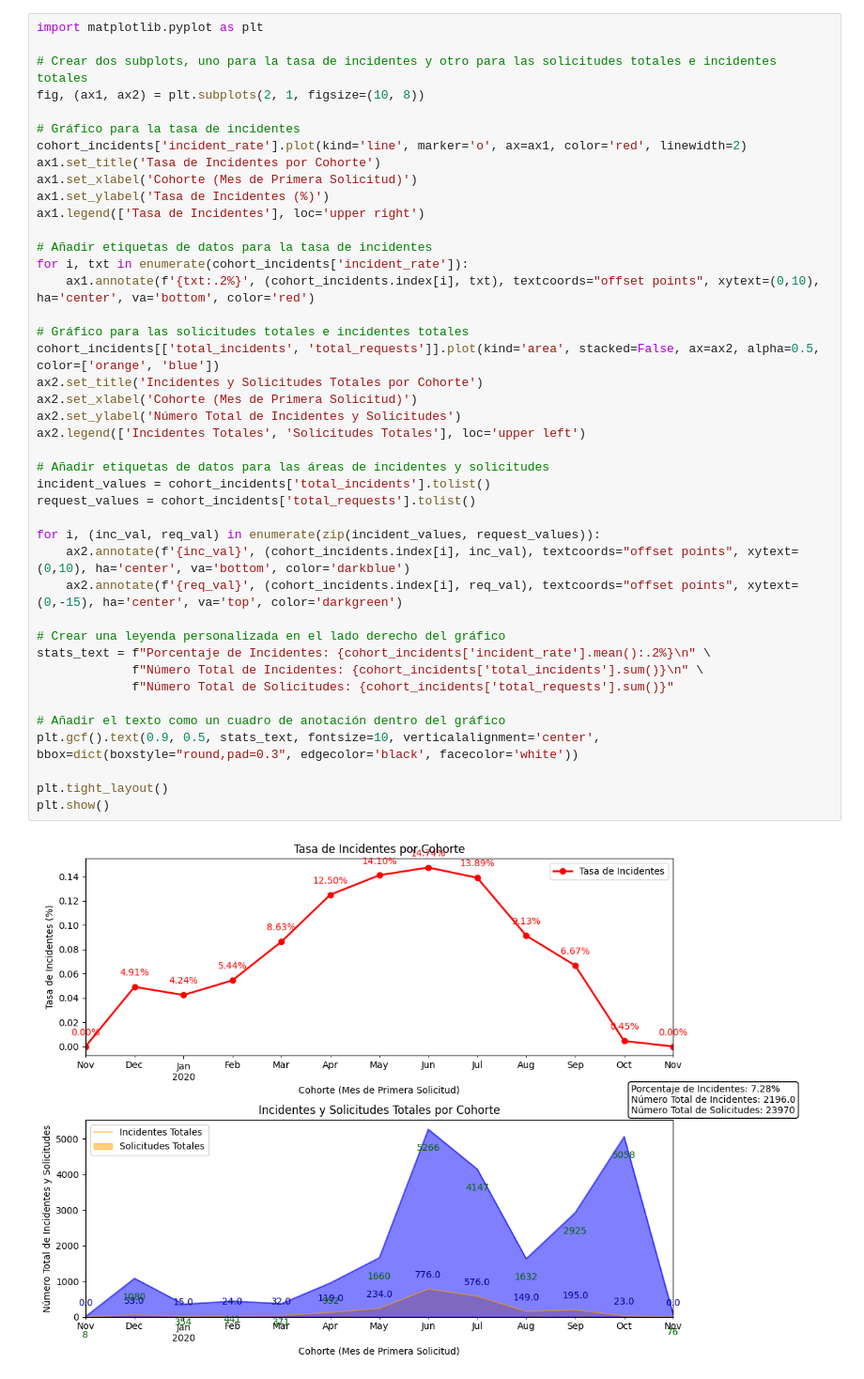
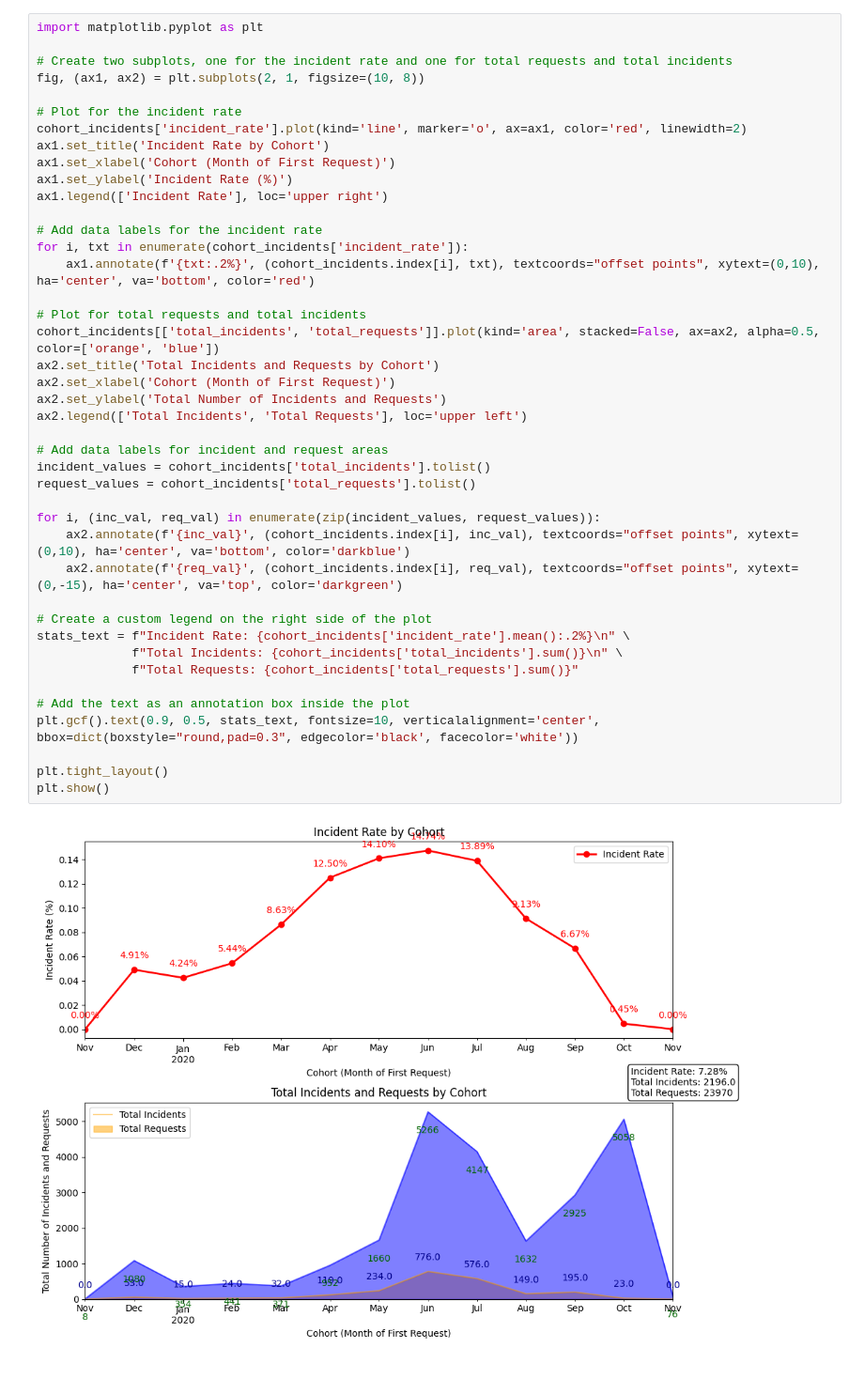
Before and after one commit to Intro-Analisis-Exploratorio-de-Datos/Project1, a Jupyter notebook: NoteBooks/5_ Incident_Rate.ipynb, the cells around one changed output. Shown: that part at 94% size. Saved outputs shown, nothing was run; the diff lists cells and outputs as text.

```diff
--- a/NoteBooks/5_ Incident_Rate.ipynb
+++ b/NoteBooks/5_ Incident_Rate.ipynb
@@ -50,47 +57,47 @@ cohort
 # %%
 import matplotlib.pyplot as plt
 
-# Crear dos subplots, uno para la tasa de incidentes y otro para las solicitudes totales e incidentes totales
+# Create two subplots, one for the incident rate and one for total requests and total incidents
 fig, (ax1, ax2) = plt.subplots(2, 1, figsize=(10, 8))
 
-# Gráfico para la tasa de incidentes
+# Plot for the incident rate
 cohort_incidents['incident_rate'].plot(kind='line', marker='o', ax=ax1, color='red', linewidth=2)
-ax1.set_title('Tasa de Incidentes por Cohorte')
-ax1.set_xlabel('Cohorte (Mes de Primera Solicitud)')
-ax1.set_ylabel('Tasa de Incidentes (%)')
-ax1.legend(['Tasa de Incidentes'], loc='upper right')
+ax1.set_title('Incident Rate by Cohort')
+ax1.set_xlabel('Cohort (Month of First Request)')
+ax1.set_ylabel('Incident Rate (%)')
+ax1.legend(['Incident Rate'], loc='upper right')
 
-# Añadir etiquetas de datos para la tasa de incidentes
+# Add data labels for the incident rate
 for i, txt in enumerate(cohort_incidents['incident_rate']):
     ax1.annotate(f'{txt:.2%}', (cohort_incidents.index[i], txt), textcoords="offset points", xytext=(0,10), ha='center', va='bottom', color='red')
 
-# Gráfico para las solicitudes totales e incidentes totales
+# Plot for total requests and total incidents
 cohort_incidents[['total_incidents', 'total_requests']].plot(kind='area', stacked=False, ax=ax2, alpha=0.5, color=['orange', 'blue'])
-ax2.set_title('Incidentes y Solicitudes Totales por Cohorte')
-ax2.set_xlabel('Cohorte (Mes de Primera Solicitud)')
-ax2.set_ylabel('Número Total de Incidentes y Solicitudes')
-ax2.legend(['Incidentes Totales', 'Solicitudes Totales'], loc='upper left')
+ax2.set_title('Total Incidents and Requests by Cohort')
+ax2.set_xlabel('Cohort (Month of First Request)')
+ax2.set_ylabel('Total Number of Incidents and Requests')
+ax2.legend(['Total Incidents', 'Total Requests'], loc='upper left')
 
-# Añadir etiquetas de datos para las áreas de incidentes y solicitudes
+# Add data labels for incident and request areas
 incident_values = cohort_incidents['total_incidents'].tolist()
 request_values = cohort_incidents['total_requests'].tolist()
 
 for i, (inc_val, req_val) in enumerate(zip(incident_values, request_values)):
     ax2.annotate(f'{inc_val}', (cohort_incidents.index[i], inc_val), textcoords="offset points", xytext=(0,10), ha='center', va='bottom', color='darkblue')
     ax2.annotate(f'{req_val}', (cohort_incidents.index[i], req_val), textcoords="offset points", xytext=(0,-15), ha='center', va='top', color='darkgreen')
 
-# Crear una leyenda personalizada en el lado derecho del gráfico
-stats_text = f"Porcentaje de Incidentes: {cohort_incidents['incident_rate'].mean():.2%}\n" \
-             f"Número Total de Incidentes: {cohort_incidents['total_incidents'].sum()}\n" \
-             f"Número Total de Solicitudes: {cohort_incidents['total_requests'].sum()}"
+# Create a custom legend on the right side of the plot
+stats_text = f"Incident Rate: {cohort_incidents['incident_rate'].mean():.2%}\n" \
+             f"Total Incidents: {cohort_incidents['total_incidents'].sum()}\n" \
+             f"Total Requests: {cohort_incidents['total_requests'].sum()}"
 
-# Añadir el texto como un cuadro de anotación dentro del gráfico
+# Add the text as an annotation box inside the plot
 plt.gcf().text(0.9, 0.5, stats_text, fontsize=10, verticalalignment='center', bbox=dict(boxstyle="round,pad=0.3", edgecolor='black', facecolor='white'))
 
 plt.tight_layout()
 plt.show()
 # %% [output]
-[figure, old version]
+[figure, new version]
 # %%
 import matplotlib.pyplot as plt
 import seaborn as sns
```
Also changed, not shown: parts of 4 cells of this notebook, 3 other files.
